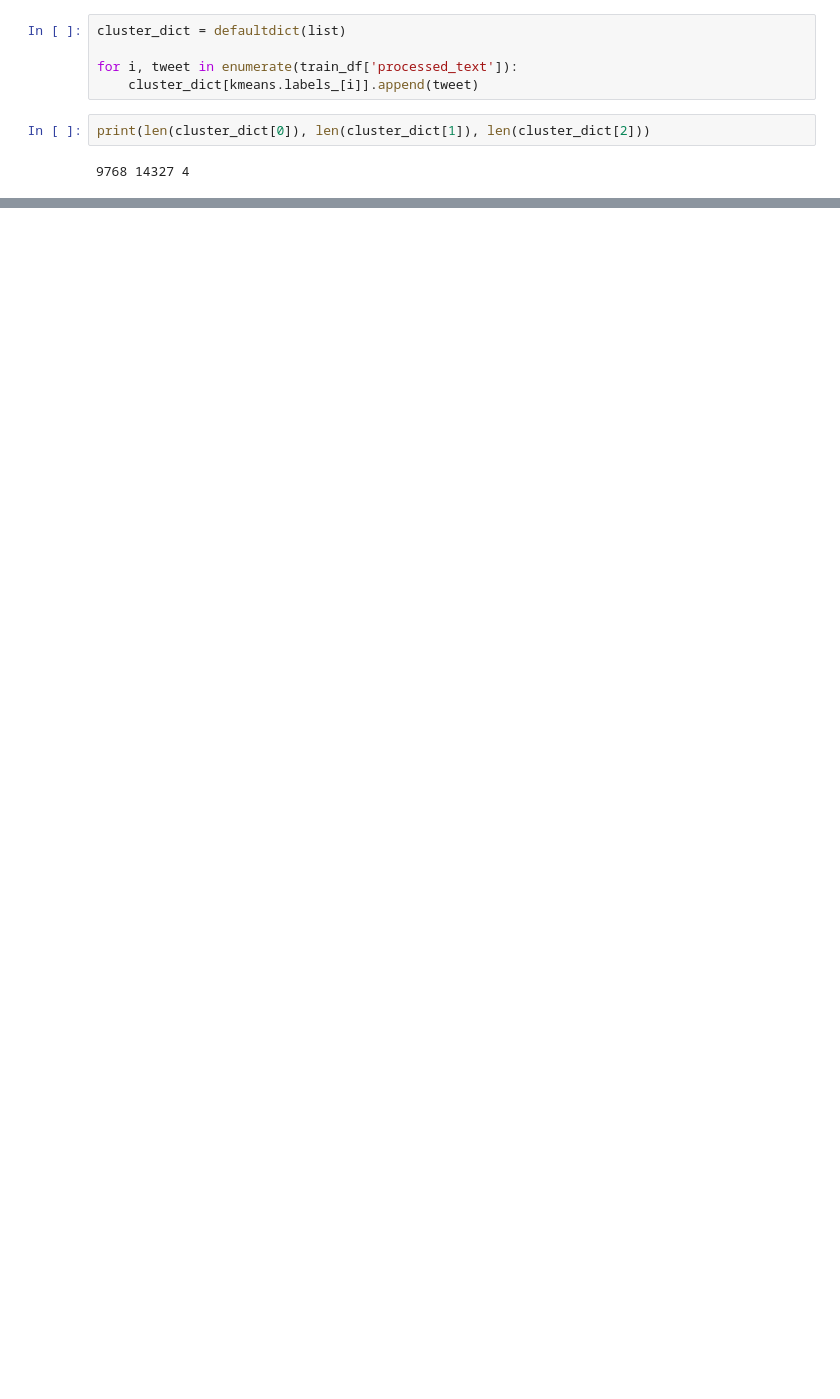
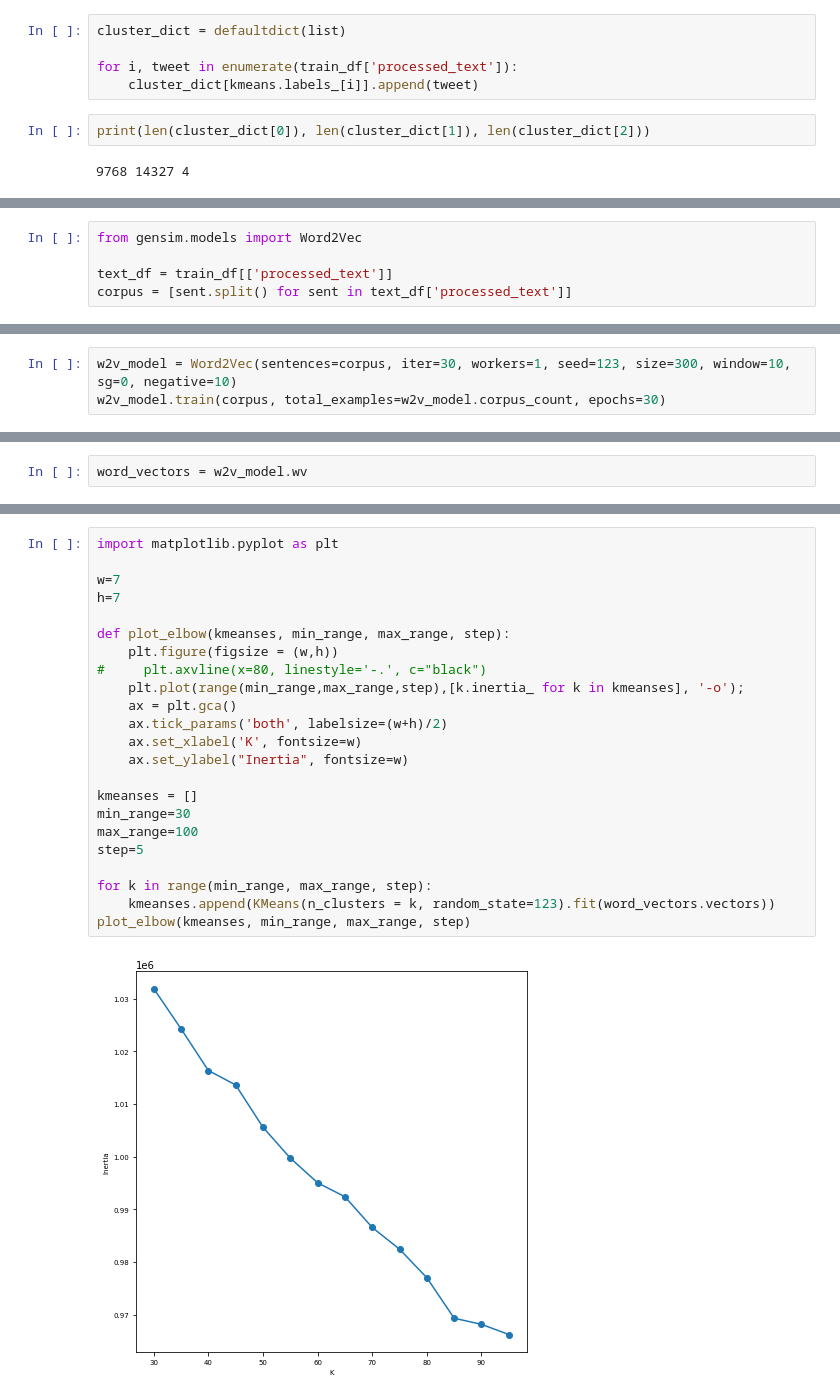
Before and after one commit to Rulisetiawati/COVID-vaccine-sentiment-analysis, a Jupyter notebook: KMeans.ipynb, the cells around one changed output, grey strips where cells are left out. Saved outputs shown, nothing was run; the diff lists cells and outputs as text; blank space fills up the shorter version.

```diff
--- a/KMeans.ipynb
+++ b/KMeans.ipynb
@@ -93,0 +121,5 @@ GROUP_2:  with covid case surge worse than ever get vaccinate be one of the most
+# %%
+from gensim.models import Word2Vec
+
+text_df = train_df[['processed_text']]
+corpus = [sent.split() for sent in text_df['processed_text']]
@@ -93,0 +130,3 @@ GROUP_2:  with covid case surge worse than ever get vaccinate be one of the most
+# %%
+w2v_model = Word2Vec(sentences=corpus, iter=30, workers=1, seed=123, size=300, window=10, sg=0, negative=10)
+w2v_model.train(corpus, total_examples=w2v_model.corpus_count, epochs=30)
@@ -93,0 +135,2 @@ GROUP_2:  with covid case surge worse than ever get vaccinate be one of the most
+# %%
+word_vectors = w2v_model.wv
@@ -93,0 +152,25 @@ GROUP_2:  with covid case surge worse than ever get vaccinate be one of the most
+# %%
+import matplotlib.pyplot as plt
+
+w=7
+h=7
+
+def plot_elbow(kmeanses, min_range, max_range, step):
+    plt.figure(figsize = (w,h))
+#     plt.axvline(x=80, linestyle='-.', c="black")
+    plt.plot(range(min_range,max_range,step),[k.inertia_ for k in kmeanses], '-o');
+    ax = plt.gca()
+    ax.tick_params('both', labelsize=(w+h)/2)
+    ax.set_xlabel('K', fontsize=w)
+    ax.set_ylabel("Inertia", fontsize=w)
+
+kmeanses = []
+min_range=30
+max_range=100
+step=5
+
+for k in range(min_range, max_range, step):
+    kmeanses.append(KMeans(n_clusters = k, random_state=123).fit(word_vectors.vectors))
+plot_elbow(kmeanses, min_range, max_range, step)
+# %% [output]
+[figure, added]
```
Also changed, not shown: parts of 21 cells of this notebook.
